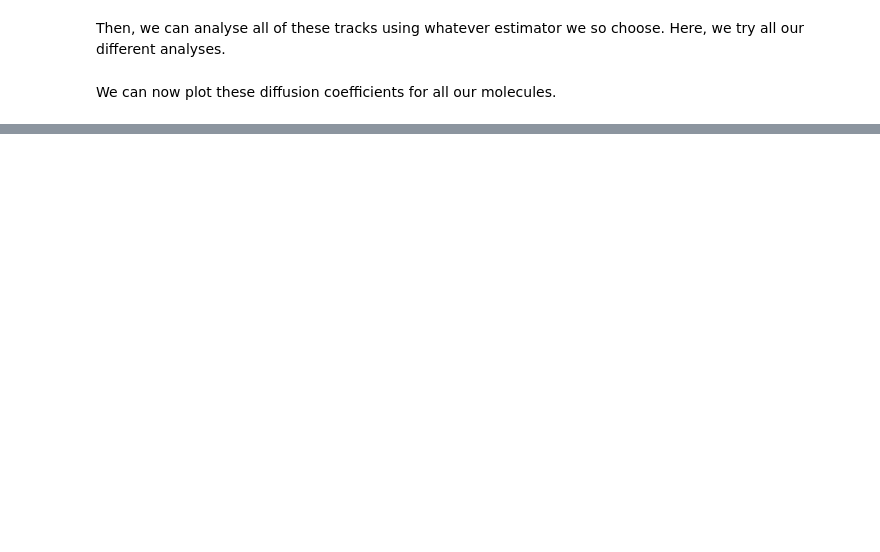
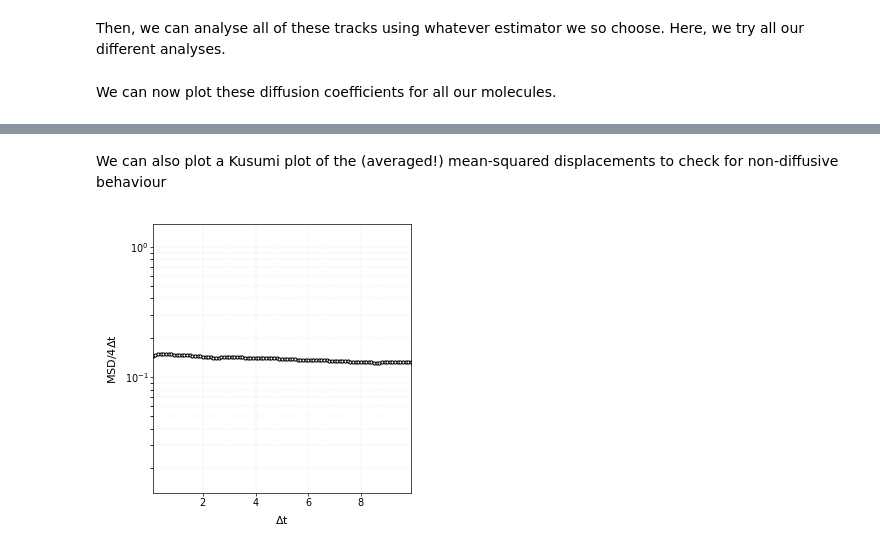
Before and after one commit to TheLeeLab/pyDiffusion_LeeLab, a Jupyter notebook: Example_MultiTrack_Simulation.ipynb, the cells around one changed output, grey strips where cells are left out. Saved outputs shown, nothing was run; the diff lists cells and outputs as text; code cells hidden in the pictures; blank space fills up the shorter version.

```diff
--- a/Example_MultiTrack_Simulation.ipynb
+++ b/Example_MultiTrack_Simulation.ipynb
@@ -100,0 +113,17 @@ plt.show()
+# %% [markdown]
+We can also plot a Kusumi plot of the (averaged!) mean-squared displacements to check for non-diffusive behaviour
+# %%
+fig, ax = plots.one_column_plot()
+
+n_tracks = len(coordinates_dict.keys())
+MSD_array = np.full([n_tracks, N-1], np.NAN)
+for i, key in enumerate(coordinates_dict.keys()):
+    MSD_inst = MSD.msd_fft(coordinates_dict[key])
+    MSD_array[i, :len(MSD_inst)] = MSD_inst
+
+MSD_array = np.nanmean(MSD_array, axis=0)
+t = np.linspace(dT, (N-1)*dT, N-1)
+ax = plots.kusumi_plot(ax, t, MSD_array)
+plt.show()
+# %% [output]
+[figure, added]
```
Also changed, not shown: parts of 4 cells of this notebook, 3 other files.
